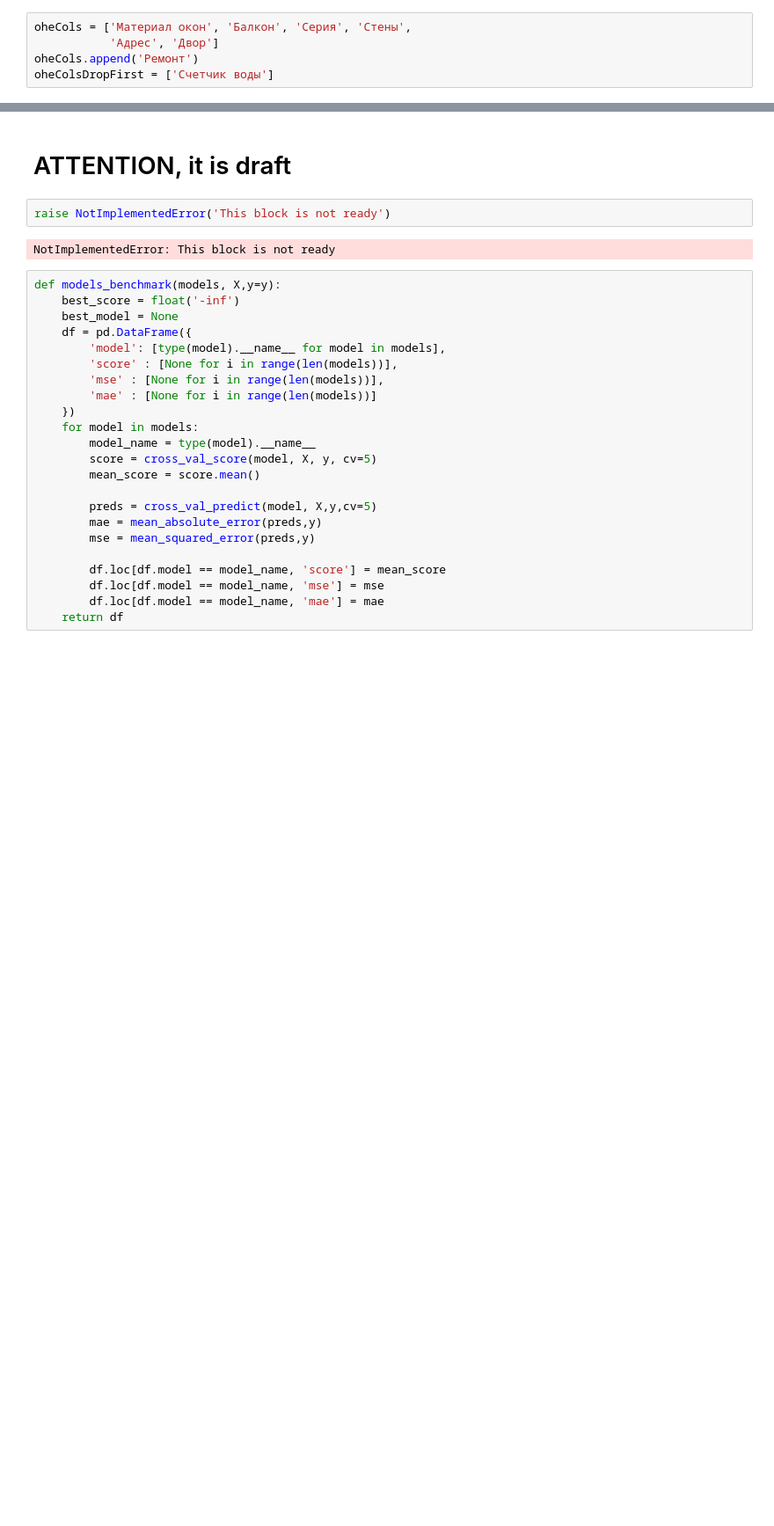
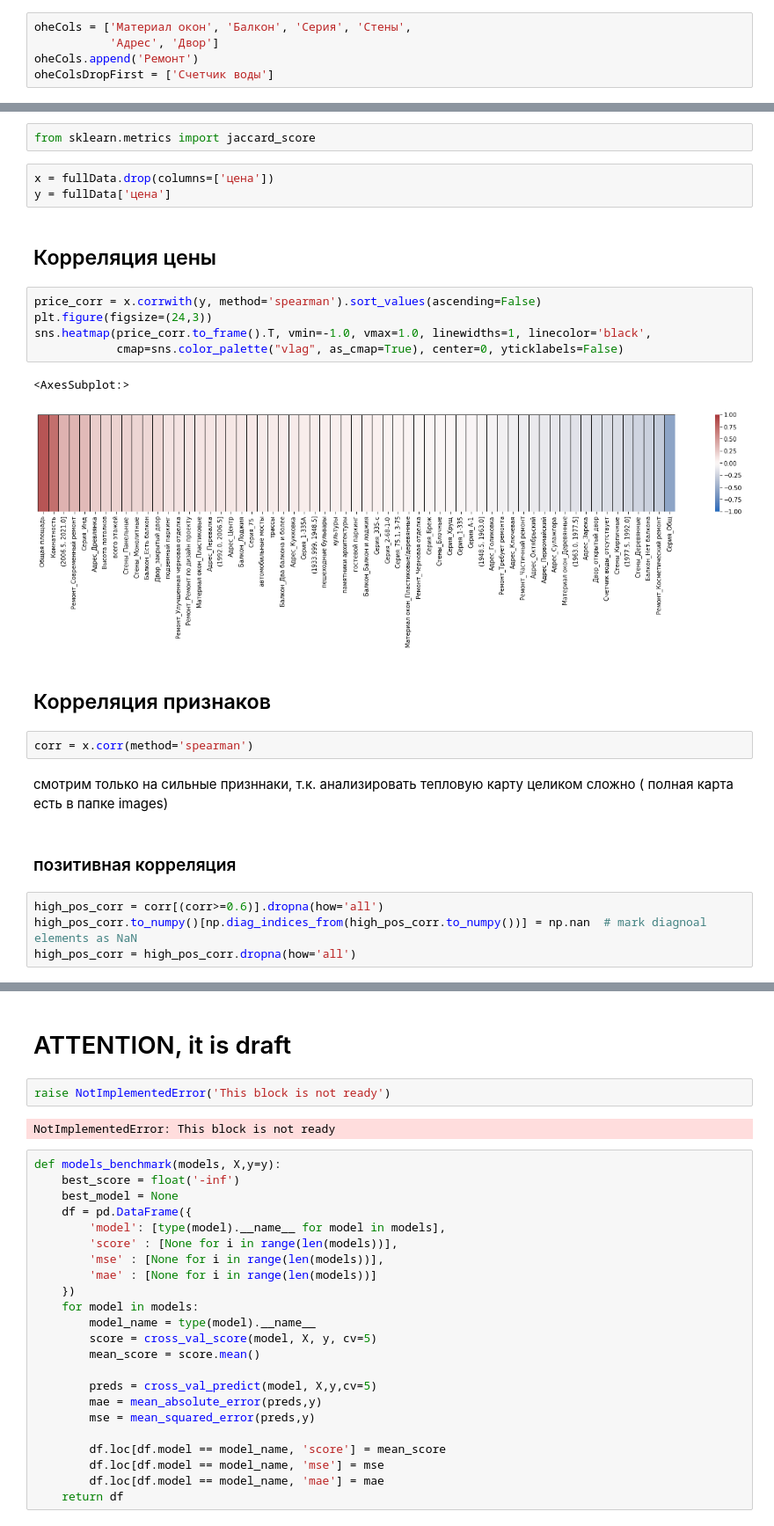
Before and after one commit to Golden-dreamer/ptz-flats-predict, a Jupyter notebook: notebooks/data analysis.ipynb, the cells around one changed output, grey strips where cells are left out. Shown at 88% size. Saved outputs shown, nothing was run; the diff lists cells and outputs as text; blank space fills up the shorter version.

```diff
--- a/notebooks/data analysis.ipynb
+++ b/notebooks/data analysis.ipynb
@@ -630,0 +631,27 @@ test
+# %%
+from sklearn.metrics import jaccard_score
+# %%
+x = fullData.drop(columns=['цена'])
+y = fullData['цена']
+# %% [markdown]
+## Корреляция цены
+# %%
+price_corr = x.corrwith(y, method='spearman').sort_values(ascending=False)
+plt.figure(figsize=(24,3))
+sns.heatmap(price_corr.to_frame().T, vmin=-1.0, vmax=1.0, linewidths=1, linecolor='black',
+            cmap=sns.color_palette("vlag", as_cmap=True), center=0, yticklabels=False)
+# %% [output]
+<AxesSubplot:>
+[figure, added]
+# %% [markdown]
+## Корреляция признаков
+# %%
+corr = x.corr(method='spearman')
+# %% [markdown]
+смотрим только на сильные призннаки, т.к. анализировать тепловую карту целиком сложно ( полная карта есть в папке images)
+# %% [markdown]
+### позитивная корреляция
+# %%
+high_pos_corr = corr[(corr>=0.6)].dropna(how='all')
+high_pos_corr.to_numpy()[np.diag_indices_from(high_pos_corr.to_numpy())] = np.nan  # mark diagnoal elements as NaN
+high_pos_corr = high_pos_corr.dropna(how='all')
```
Also changed, not shown: parts of 42 cells of this notebook, 6 other files.
